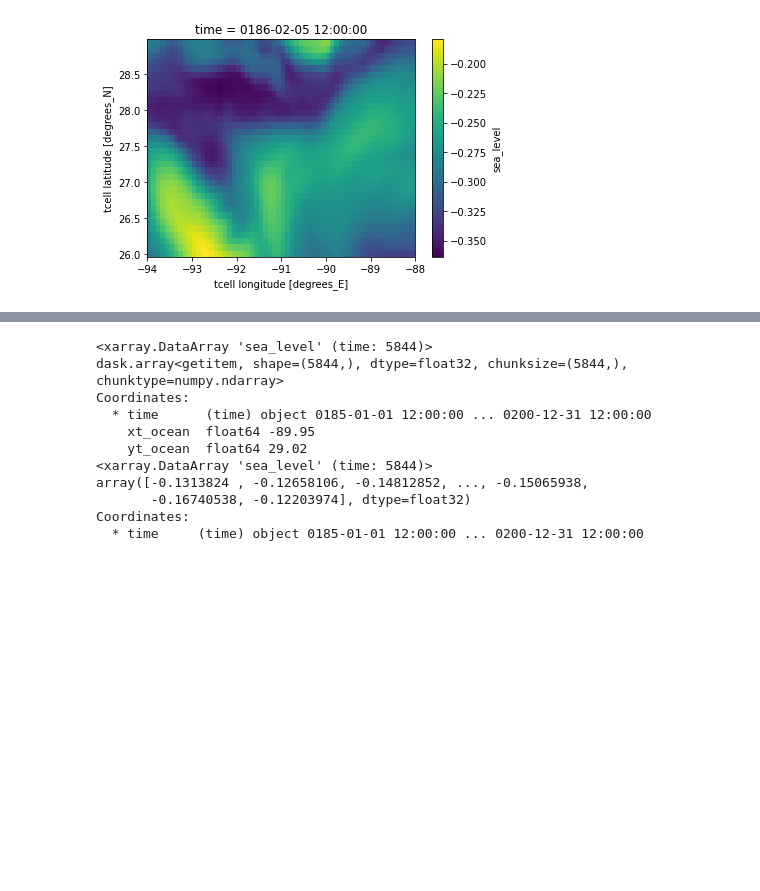
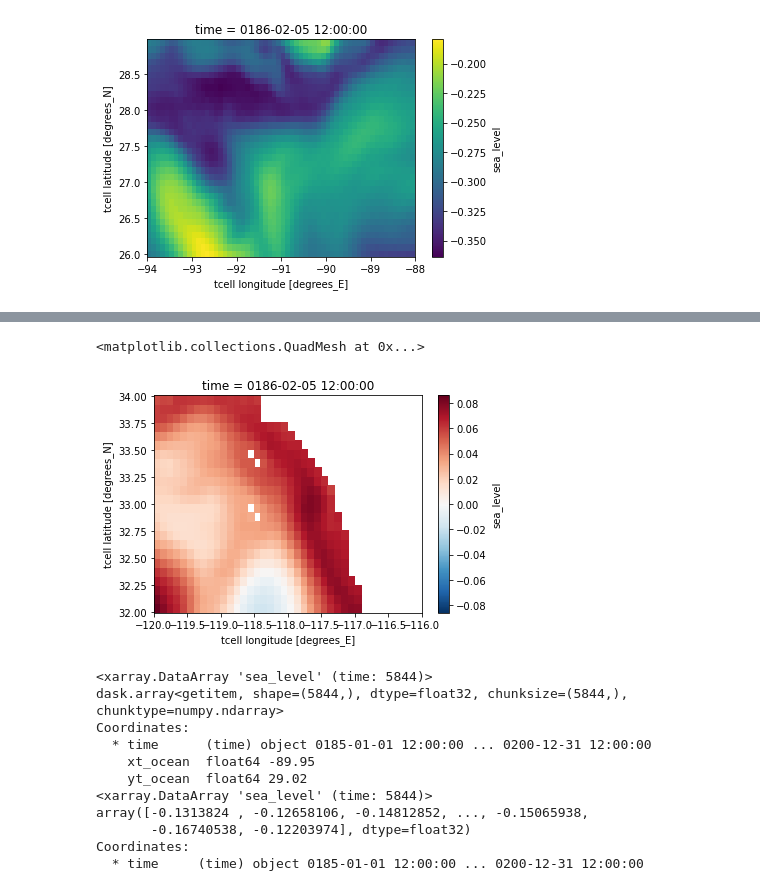
Before and after one commit to rohanlopez7/BML_GP_Project, a Jupyter notebook: Nicole/nicole-practice-data.ipynb, the cells around one changed output, grey strips where cells are left out. Drawn from its saved outputs; the diff is of its cells as text; code cells hidden in the pictures; blank space fills up the shorter version.

```diff
--- a/Nicole/nicole-practice-data.ipynb
+++ b/Nicole/nicole-practice-data.ipynb
@@ -46,3 +57,13 @@ nola_closer.isel(time= at_time).plot()
+# %%
+#Approximation of Houston/NOLA @time
+la_approx = rechunked.sea_level.sel(xt_ocean=slice(-120,-116), yt_ocean=slice(32,34))
+la_approx.isel(time= at_time).plot()
+
+# Sea level in LA (33.905620 N, -118.591404W)
+la_coords = (33.9, -118.6) # Estimated coordinates
+# %% [output]
+<matplotlib.collections.QuadMesh at 0x...>
+[figure, added]
 # %%
 # NOLA coords
 coords = (29, -90)
```
Also changed, not shown: parts of 2 cells of this notebook.
